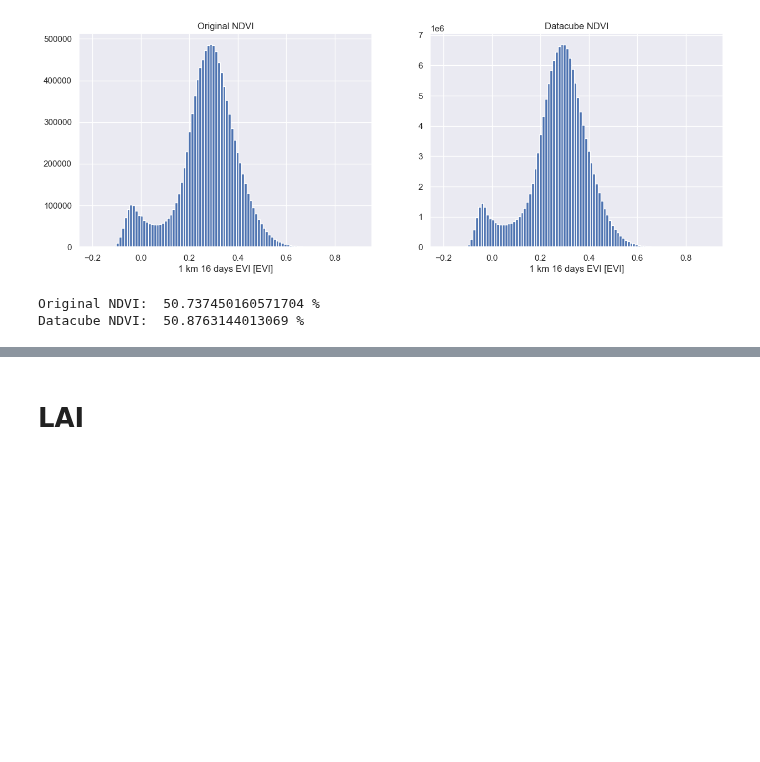
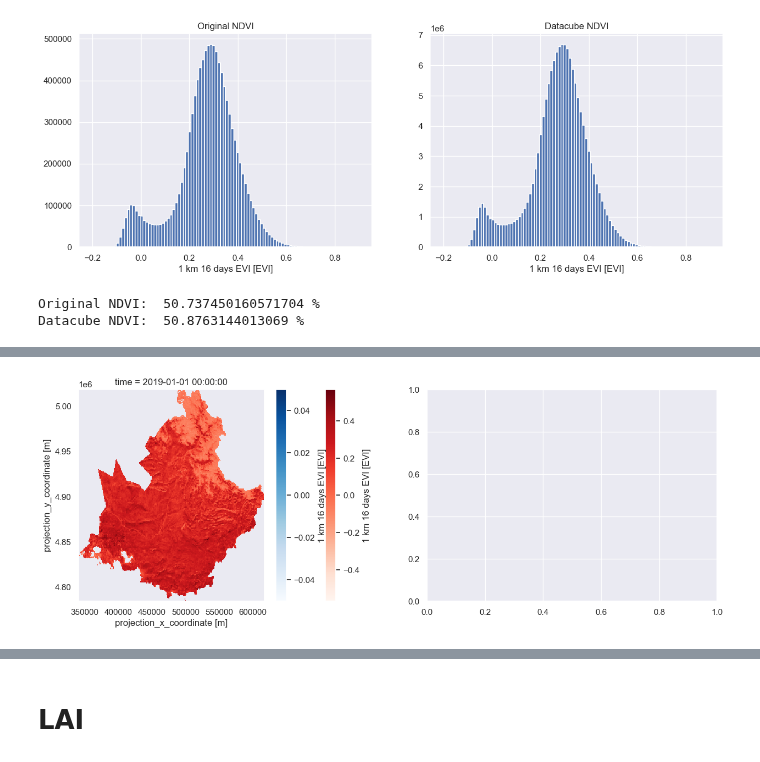
Before and after one commit to Sliders122/wildfire, a Jupyter notebook: src/Datacube_inspection.ipynb, the cells around one changed output, grey strips where cells are left out. Saved outputs shown, nothing was run; the diff lists cells and outputs as text; code cells hidden in the pictures; blank space fills up the shorter version.

```diff
--- a/src/Datacube_inspection.ipynb
+++ b/src/Datacube_inspection.ipynb
@@ -95,0 +119,8 @@ Datacube NDVI:  50.8763144013069 %
+# %%
+# Plot the evi from ndvi_filter where there are  the value are not null and missing values at the same time on the same map
+fig, ax = plt.subplots(1, 2, figsize=(15, 5))
+ndvi_filter.sel(time='2019-01-01').where(ndvi_filter.notnull()).plot(ax=ax[0], cmap='Reds')
+ndvi_filter.sel(time='2019-01-01').where(ndvi_filter.isnull()).plot(ax=ax[0], cmap='Blues')
+plt.show()
+# %% [output]
+[figure, added]
```
Also changed, not shown: parts of 6 cells of this notebook.
